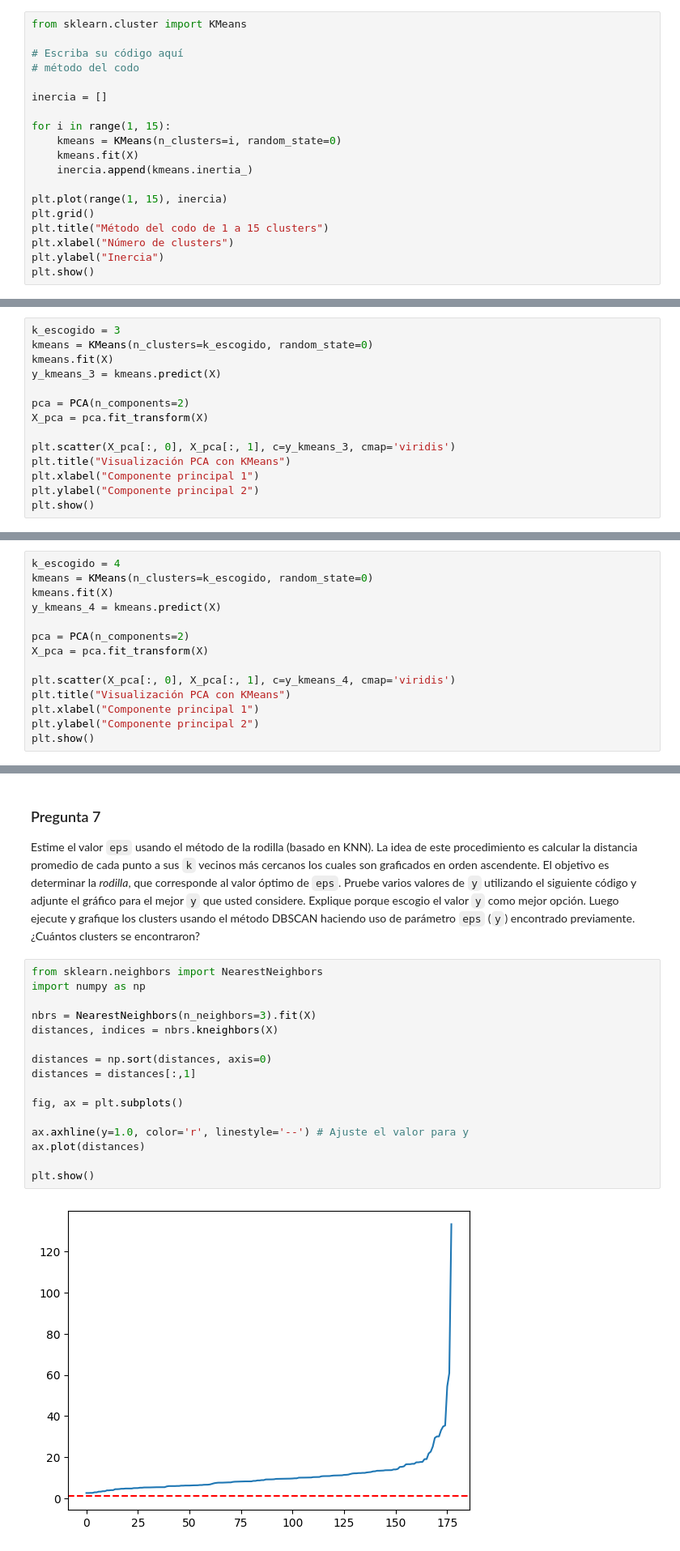
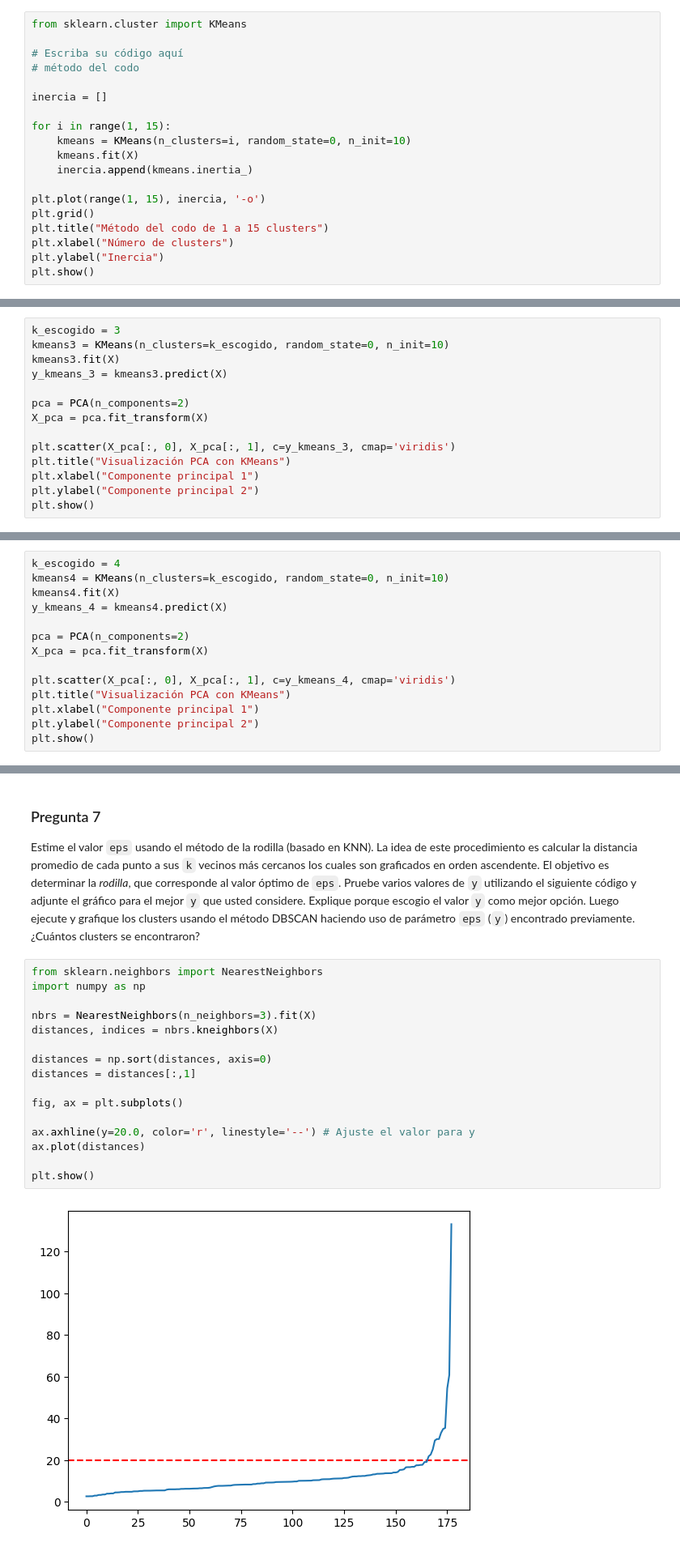
Before and after one commit to BnjmnNicholas/CC5205-Mineria_de_Datos_Labs, a Jupyter notebook: Lab_5/lab_5.ipynb, the cells around one changed output, grey strips where cells are left out. Shown at 81% size. Drawn from its saved outputs; the diff is of its cells as text.

```diff
--- a/Lab_5/lab_5.ipynb
+++ b/Lab_5/lab_5.ipynb
@@ -107,11 +100,11 @@ from sklearn.cluster import KMeans
 inercia = []
 
 for i in range(1, 15):
-    kmeans = KMeans(n_clusters=i, random_state=0)
+    kmeans = KMeans(n_clusters=i, random_state=0, n_init=10)
     kmeans.fit(X)
     inercia.append(kmeans.inertia_)
 
-plt.plot(range(1, 15), inercia)
+plt.plot(range(1, 15), inercia, '-o')
 plt.grid()
 plt.title("Método del codo de 1 a 15 clusters")
 plt.xlabel("Número de clusters")
@@ -131,9 +124,9 @@ Por lo tanto se proponen 3 y 4 clusters.
  Genere un gráfico para cada uno de los dos `k` elegidos para tener una representación visual de los clusters. (usando los datos reducidos)
 # %%
 k_escogido = 3
-kmeans = KMeans(n_clusters=k_escogido, random_state=0)
-kmeans.fit(X)
-y_kmeans_3 = kmeans.predict(X)
+kmeans3 = KMeans(n_clusters=k_escogido, random_state=0, n_init=10)
+kmeans3.fit(X)
+y_kmeans_3 = kmeans3.predict(X)
 
 pca = PCA(n_components=2)
 X_pca = pca.fit_transform(X)
@@ -148,8 +141,8 @@ plt.show()
 # %%
 k_escogido = 4
-kmeans = KMeans(n_clusters=k_escogido, random_state=0)
-kmeans.fit(X)
-y_kmeans_4 = kmeans.predict(X)
+kmeans4 = KMeans(n_clusters=k_escogido, random_state=0, n_init=10)
+kmeans4.fit(X)
+y_kmeans_4 = kmeans4.predict(X)
 
 pca = PCA(n_components=2)
 X_pca = pca.fit_transform(X)
@@ -237,21 +252,21 @@ Ahora probaremos hacer el clustering con el método DBSCAN.
 # %%
 from sklearn.neighbors import NearestNeighbors
 import numpy as np
 
 nbrs = NearestNeighbors(n_neighbors=3).fit(X)
 distances, indices = nbrs.kneighbors(X)
 
 distances = np.sort(distances, axis=0)
 distances = distances[:,1]
 
 fig, ax = plt.subplots()
 
-ax.axhline(y=1.0, color='r', linestyle='--') # Ajuste el valor para y
+ax.axhline(y=20.0, color='r', linestyle='--') # Ajuste el valor para y
 ax.plot(distances)
 
 plt.show()
 # %% [output]
-[figure, old version]
+[figure, new version]
 # %%
 # Escriba su código aquí
 
```
Also changed, not shown: parts of 24 cells of this notebook.
